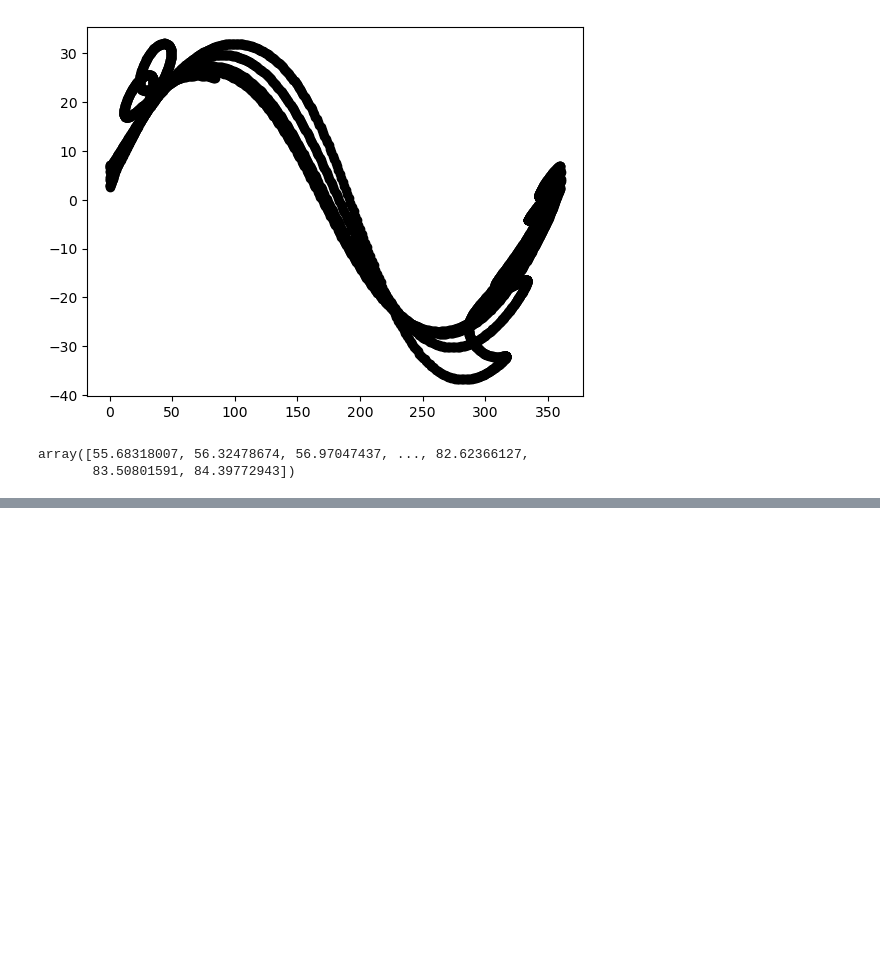
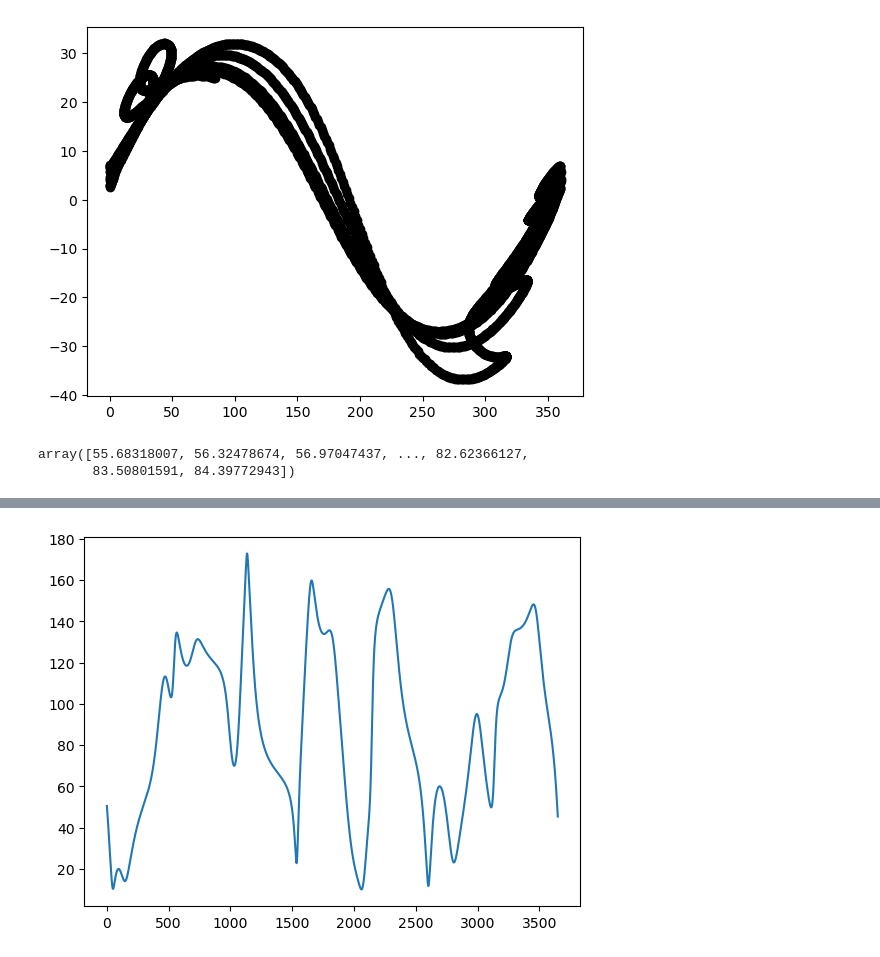
Before and after one commit to yoachim/23_Scratch, a Jupyter notebook: skyfield_sso/skyfield_sso.ipynb, the cells around one changed output, grey strips where cells are left out. Saved outputs shown, nothing was run; the diff lists cells and outputs as text; code cells hidden in the pictures; blank space fills up the shorter version.

```diff
--- a/skyfield_sso/skyfield_sso.ipynb
+++ b/skyfield_sso/skyfield_sso.ipynb
@@ -12,3 +14,3 @@ from skyfield.data import mpc
 # %%
-with load.open('CometEls.txt') as f:
-    comets = mpc.load_comets_dataframe(f)
+#with load.open('CometEls.txt') as f:
+#    comets = mpc.load_comets_dataframe(f)
@@ -203,0 +184,6 @@ n_body_ephems = oo.generate_ephemerides(eph_times, 'nbody')
+# %%
+diff = angular_separation(ra._degrees, dec.degrees, n_body_ephems['ra'], n_body_ephems['dec'])
+# %%
+ack = plt.plot(diff)
+# %% [output]
+[figure, added]
```
Also changed, not shown: parts of 12 cells of this notebook.
